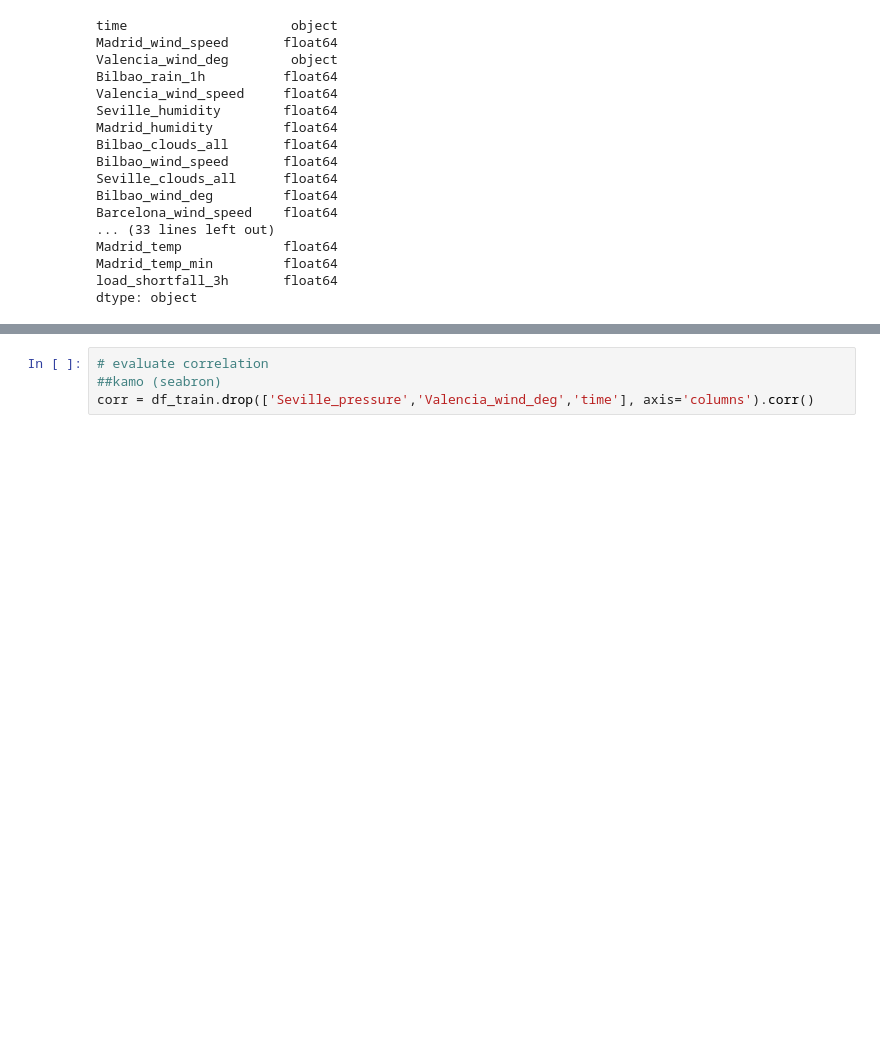
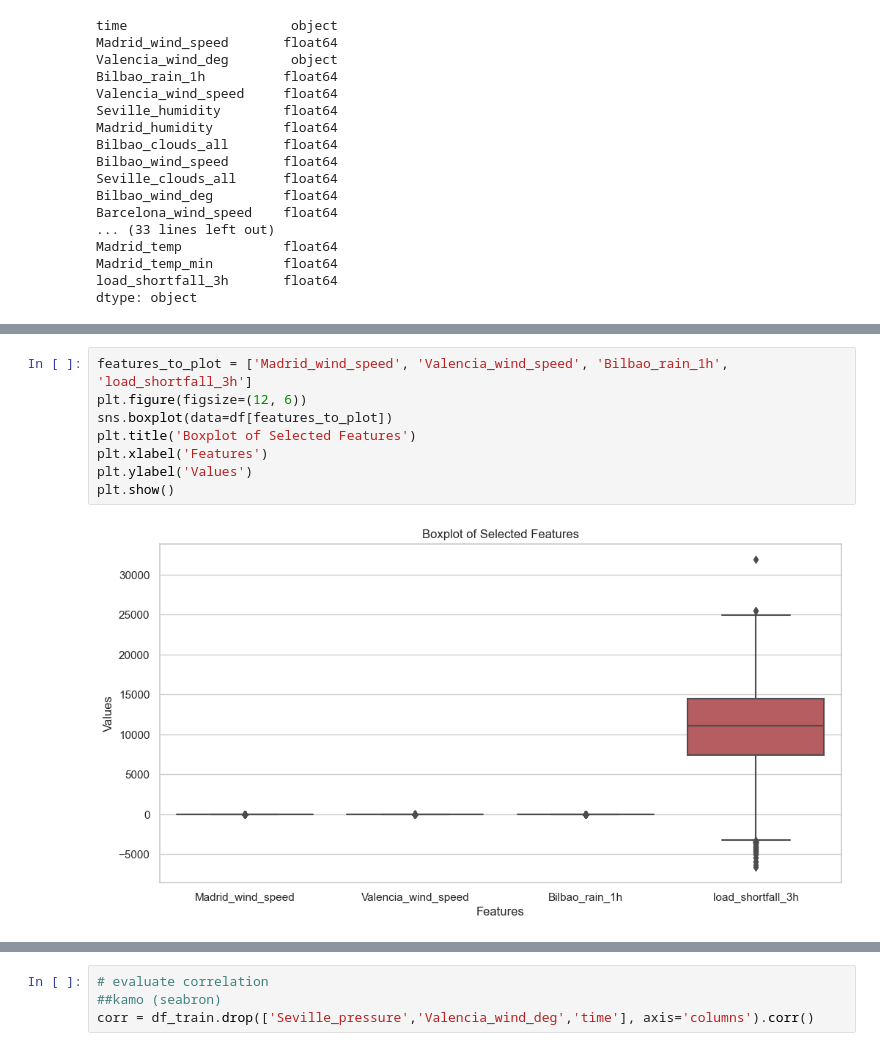
Before and after one commit to thabotladi/load-shortfall-regression-predict-api, a Jupyter notebook: Advanced_Regression/Advanced-Regression-Starter-Data/starter-notebook.ipynb, the cells around one changed output, grey strips where cells are left out. Cells and saved outputs as stored; diff of their text form; blank space fills up the shorter version.

```diff
--- a/Advanced_Regression/Advanced-Regression-Starter-Data/starter-notebook.ipynb
+++ b/Advanced_Regression/Advanced-Regression-Starter-Data/starter-notebook.ipynb
@@ -302,0 +319,10 @@ NameError: name 'remove_col' is not defined
+# %%
+features_to_plot = ['Madrid_wind_speed', 'Valencia_wind_speed', 'Bilbao_rain_1h', 'load_shortfall_3h']
+plt.figure(figsize=(12, 6))
+sns.boxplot(data=df[features_to_plot])
+plt.title('Boxplot of Selected Features')
+plt.xlabel('Features')
+plt.ylabel('Values')
+plt.show()
+# %% [output]
+[figure, added]
```
Also changed, not shown: parts of 11 cells of this notebook.
